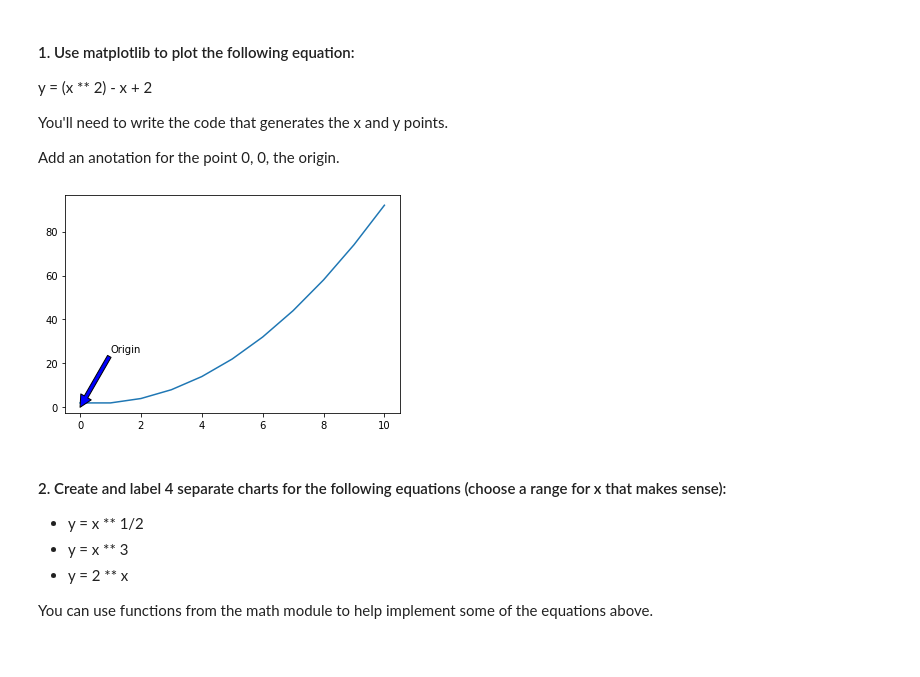
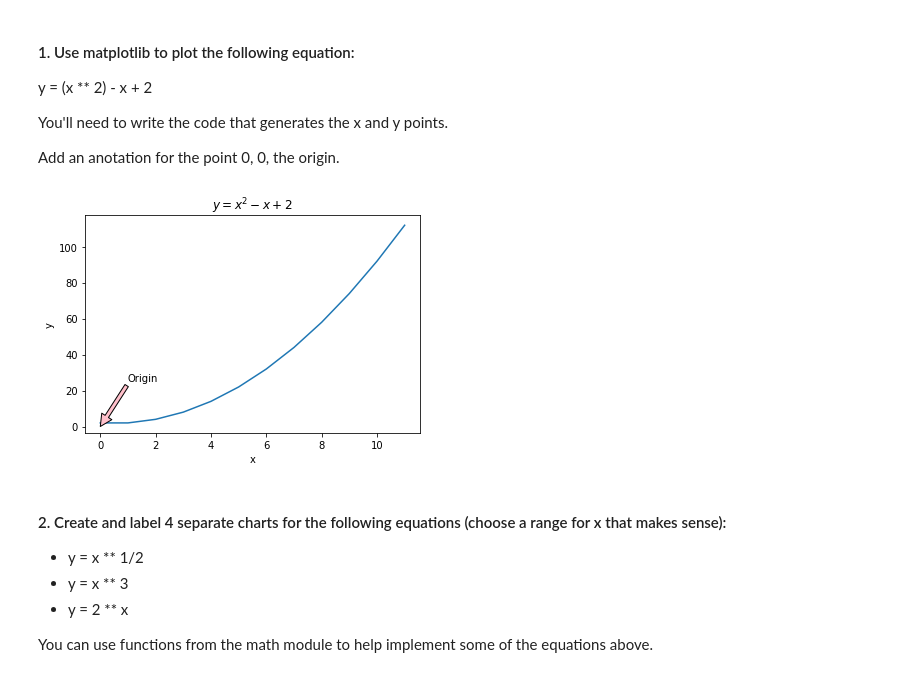
Before and after one commit to adam-gomez/numpy-pandas-visualization-exercises, a Jupyter notebook: matplotlib_exercises.ipynb, the cells around one changed output. Saved outputs shown, nothing was run; the diff lists cells and outputs as text; code cells hidden in the pictures.

```diff
--- a/matplotlib_exercises.ipynb
+++ b/matplotlib_exercises.ipynb
@@ -10,16 +11,21 @@ You'll need to write the code that generates the x and y points.
 
 Add an anotation for the point 0, 0, the origin.
 # %%
-x = list(range(11))
+x = list(range(12))
 y0 = [n ** 2 - n + 2 for n in x]
 
 plt.annotate('Origin', xy=(0, 0), xytext=(1, 25),
-             arrowprops={'facecolor': 'blue'})
+             arrowprops={'facecolor': 'pink'})
 
 plt.plot(x, y0)
+
+plt.title('$y = x^2 - x + 2$')
+plt.xlabel('x')
+plt.ylabel('y')
+
 plt.show()
 # %% [output]
-[figure, old version]
+[figure, new version]
 # %% [markdown]
 #### 2. Create and label 4 separate charts for the following equations (choose a range for x that makes sense):
 - y = x ** 1/2
```
Also changed, not shown: parts of 6 cells of this notebook.
